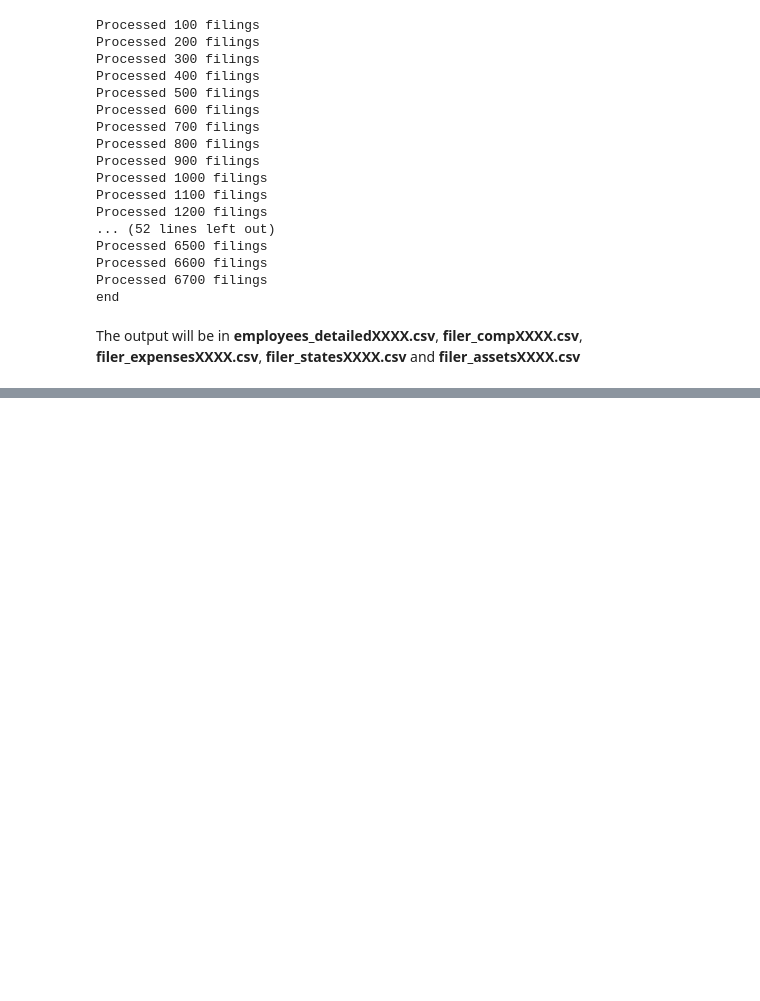
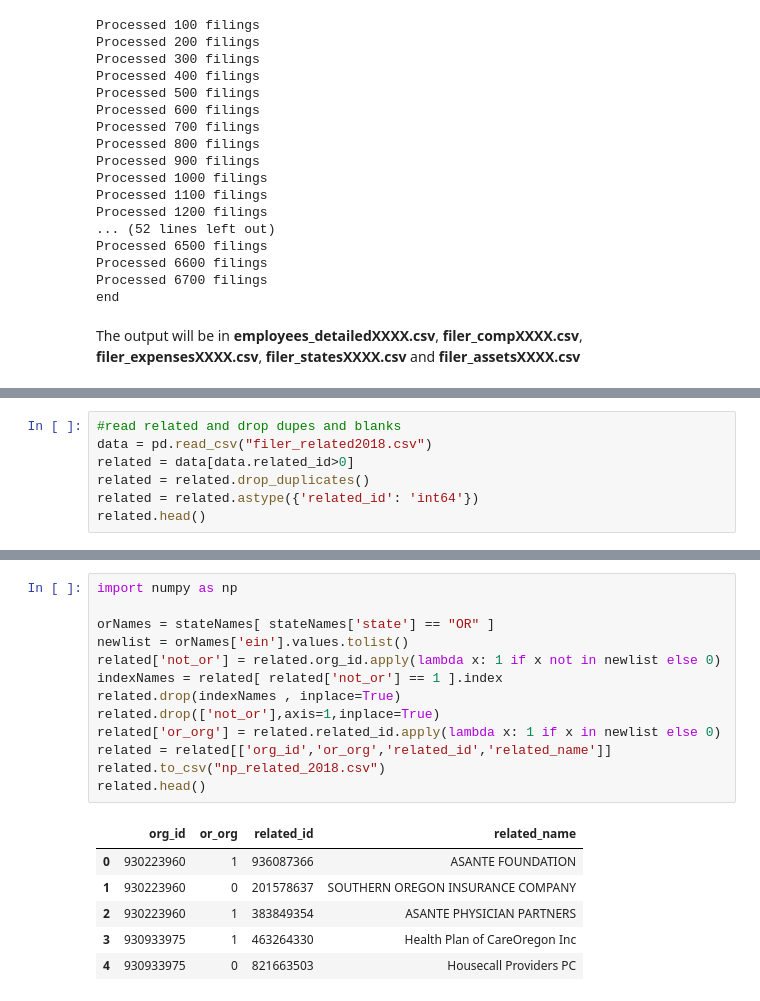
Before and after one commit to TheOregonian/irsx_cookbook, a Jupyter notebook: 3.multi_form_example.ipynb, the cells around one changed output, grey strips where cells are left out. Drawn from its saved outputs; the diff is of its cells as text; blank space fills up the shorter version.

Commit message:
Pulling related orgs data

```diff
--- a/3.multi_form_example.ipynb
+++ b/3.multi_form_example.ipynb
@@ -425,3 +460,10 @@ local_emp.head()
 | 2 | 201902269349301505 | GREG WOJTAL | CFO | 470862 | 0 | 97769 | 568631 | IRS990 | Frm990PrtVIISctnA | ... |
 | 3 | 201902269349301505 | PAUL MACUGA | PEOPLE OFFICER | 347741 | 0 | 86608 | 434349 | IRS990 | Frm990PrtVIISctnA | ... |
 | 4 | 201902269349301505 | DENNIE CONRAD | CHIEF STRATEGY OFFICER | 434116 | 0 | 121811 | 555927 | IRS990 | Frm990PrtVIISctnA | ... |
+# %%
+#read related and drop dupes and blanks
+data = pd.read_csv("filer_related2018.csv")
+related = data[data.related_id>0]
+related = related.drop_duplicates()
+related = related.astype({'related_id': 'int64'})
+related.head()
@@ -427,0 +477,20 @@ local_emp.head()
+# %%
+import numpy as np
+
+orNames = stateNames[ stateNames['state'] == "OR" ]
+newlist = orNames['ein'].values.tolist()
+related['not_or'] = related.org_id.apply(lambda x: 1 if x not in newlist else 0)
+indexNames = related[ related['not_or'] == 1 ].index
+related.drop(indexNames , inplace=True)
+related.drop(['not_or'],axis=1,inplace=True)
+related['or_org'] = related.related_id.apply(lambda x: 1 if x in newlist else 0)
+related = related[['org_id','or_org','related_id','related_name']]
+related.to_csv("np_related_2018.csv")
+related.head()
+# %% [output]
+|  | org_id | or_org | related_id | related_name |
+| 0 | 930223960 | 1 | 936087366 | ASANTE FOUNDATION |
+| 1 | 930223960 | 0 | 201578637 | SOUTHERN OREGON INSURANCE COMPANY |
+| 2 | 930223960 | 1 | 383849354 | ASANTE PHYSICIAN PARTNERS |
+| 3 | 930933975 | 1 | 463264330 | Health Plan of CareOregon Inc |
+| 4 | 930933975 | 0 | 821663503 | Housecall Providers PC |
```
Also changed, not shown: parts of 13 cells of this notebook, 15 other files.
